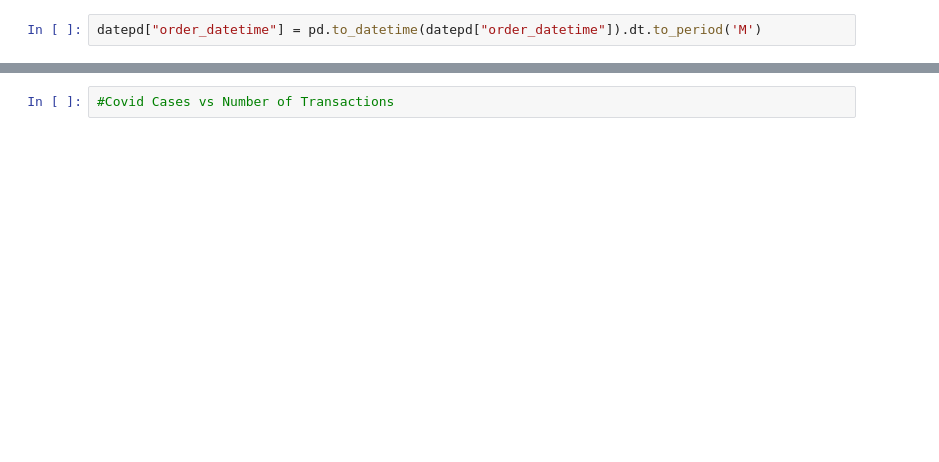
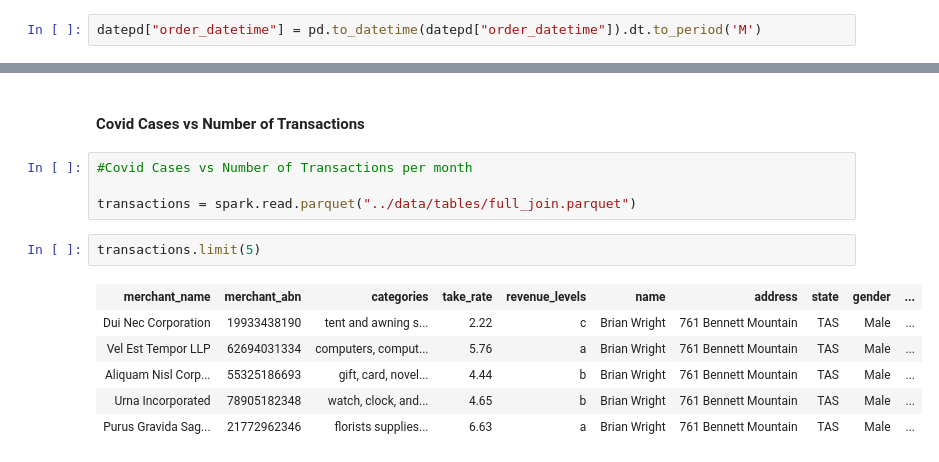
Before and after one commit to MAST30034-Applied-Data-Science/generic-buy-now-pay-later-project-group-10-bnpl, a Jupyter notebook: notebooks/Part3.ipynb, the cells around one changed output, grey strips where cells are left out. Drawn from its saved outputs; the diff is of its cells as text; blank space fills up the shorter version.

```diff
--- a/notebooks/Part3.ipynb
+++ b/notebooks/Part3.ipynb
@@ -119,2 +77,15 @@ datepd_groupby.plot(x = "order_datetime")
+# %% [markdown]
+#### Covid Cases vs Number of Transactions
 # %%
-#Covid Cases vs Number of Transactions
+#Covid Cases vs Number of Transactions per month
+
+transactions = spark.read.parquet("../data/tables/full_join.parquet")
+# %%
+transactions.limit(5)
+# %% [output]
+| merchant_name | merchant_abn | categories | take_rate | revenue_levels | name | address | state | gender | ... |
+| Dui Nec Corporation | 19933438190 | tent and awning s... | 2.22 | c | Brian Wright | 761 Bennett Mountain | TAS | Male | ... |
+| Vel Est Tempor LLP | 62694031334 | computers, comput... | 5.76 | a | Brian Wright | 761 Bennett Mountain | TAS | Male | ... |
+| Aliquam Nisl Corp... | 55325186693 | gift, card, novel... | 4.44 | b | Brian Wright | 761 Bennett Mountain | TAS | Male | ... |
+| Urna Incorporated | 78905182348 | watch, clock, and... | 4.65 | b | Brian Wright | 761 Bennett Mountain | TAS | Male | ... |
+| Purus Gravida Sag... | 21772962346 | florists supplies... | 6.63 | a | Brian Wright | 761 Bennett Mountain | TAS | Male | ... |
```
Also changed, not shown: parts of 27 cells of this notebook, 33 other files.
